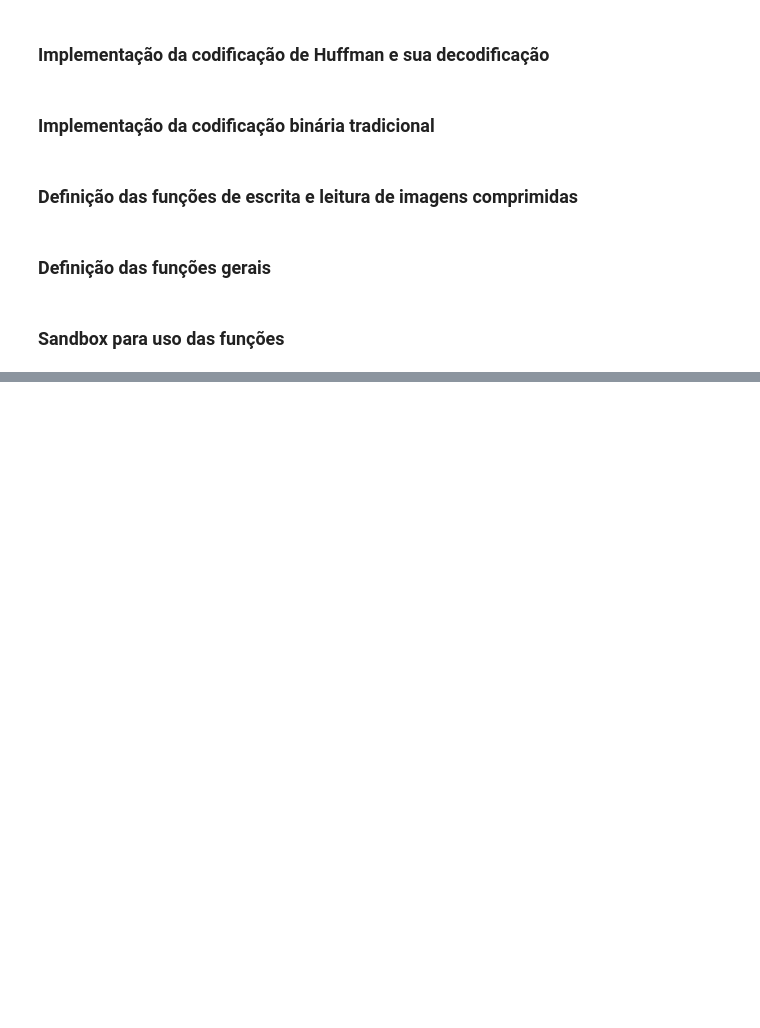
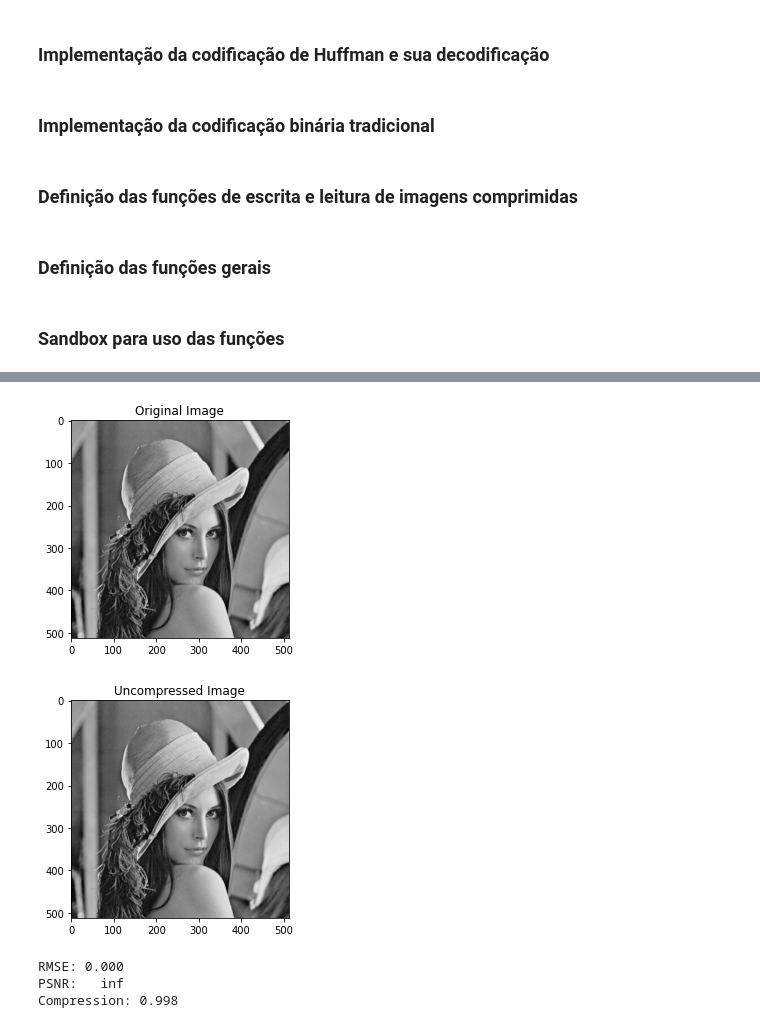
Before and after one commit to felipelrib/image-compressor, a Jupyter notebook: image_compressor.ipynb, the cells around one changed output, grey strips where cells are left out. Drawn from its saved outputs; the diff is of its cells as text; code cells hidden in the pictures; blank space fills up the shorter version.

```diff
--- a/image_compressor.ipynb
+++ b/image_compressor.ipynb
@@ -304,3 +333,19 @@ showImage(uncompressedImg)
+# %%
+# Uma vez que a imagem manteve sua quantidade original de bytes por pixel e nenhum método de compressão foi utilizado,
+# a imagem manteve o seu tamanho original, sendo acrescido a ela somente o tamanho do cabeçalho.
+
+USE_PREDICTION = False
+USE_HUFFMAN = False
+INPUT_UNCOMPRESSED_IMG_PATH = "lena512.pgm"
+COMPRESSED_IMG_PATH = "lena512.mycompress"
+
+runAlgorithm()
+# %% [output]
+[figure, added]
+[figure, added]
+RMSE: 0.000
+PSNR:   inf
+Compression: 0.998
 # %%
 # Embora não use ambos os métodos implementados, a imagem poderá ficar menor
 # que a original devido à codificação binária, que é utilizada quando não é
```
Also changed, not shown: parts of 8 cells of this notebook, 1 other file.
